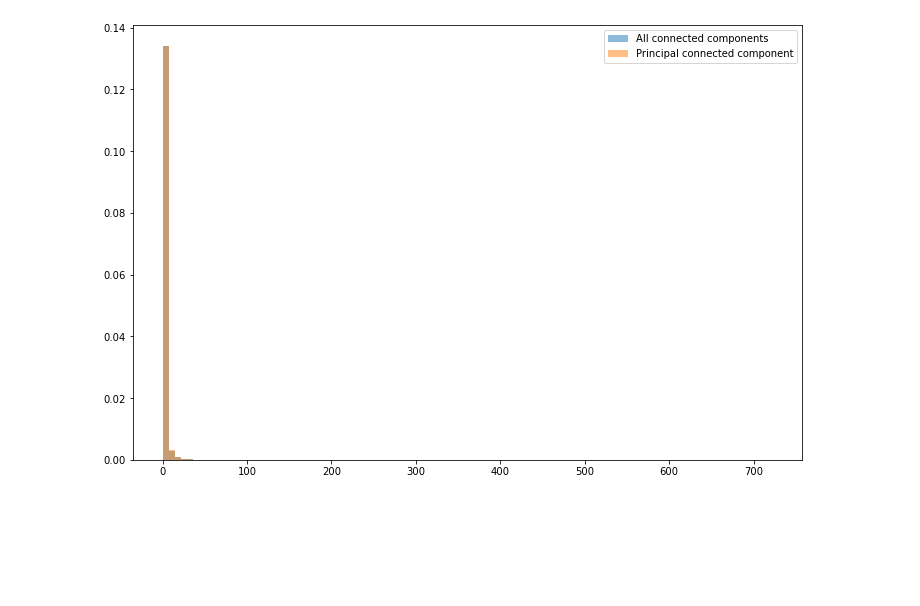
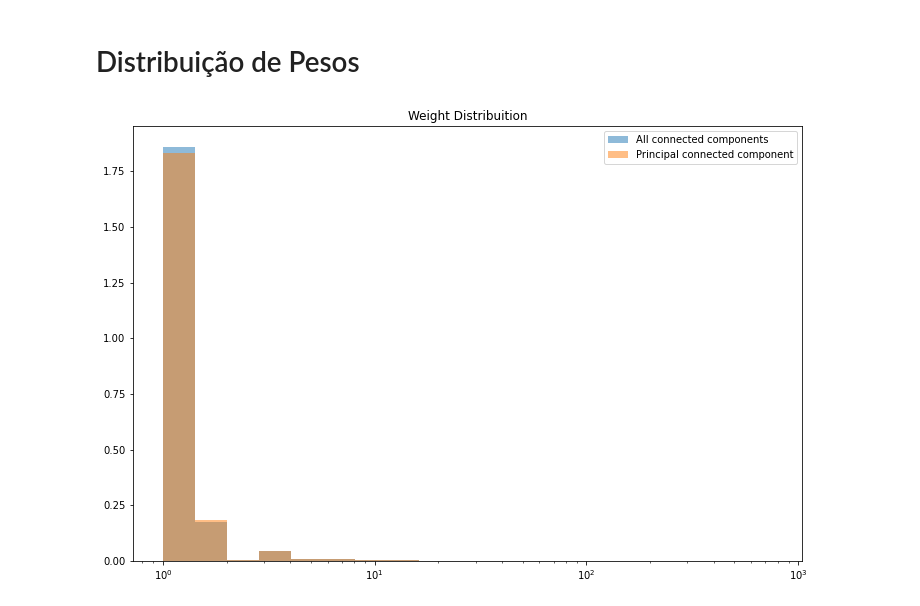
Before and after one commit to jvprimakipr/TDM_TMJ_Network, a Jupyter notebook: Code/#Graphs.ipynb, the cells around one changed output. Drawn from its saved outputs; the diff is of its cells as text; code cells hidden in the pictures; blank space fills up the shorter version.

```diff
--- a/Code/#Graphs.ipynb
+++ b/Code/#Graphs.ipynb
@@ -184,20 +227,25 @@ plt.show()
+# %% [markdown]
+# Distribuição de Pesos
 # %%
 # weight distribuition
+bins = np.logspace(start = np.log10(1), stop = np.log10(750), num = 20)
 plt.figure(figsize = (12, 8))
+plt.xscale('log')
 plt.hist([float(G.Graph[u][v]['weight']) for u, v in G.Graph.edges()],
-         bins = 100,
+         bins = bins,
          density = True,
          alpha = 0.5,
          label = 'All connected components')
 
 plt.hist([float(H[u][v]['weight']) for u, v in H.edges()],
-         bins = 100,
+         bins = bins,
          density = True,
          alpha = 0.5,
          label = 'Principal connected component')
 
 plt.legend(loc = 'upper right')
+plt.title('Weight Distribuition')
 plt.savefig('../TeX/Second set/img/weight_distribuition.png')
 plt.show()
 # %% [output]
-[figure, old version]
+[figure, new version]
```
Also changed, not shown: parts of 33 cells of this notebook, 15 other files.
